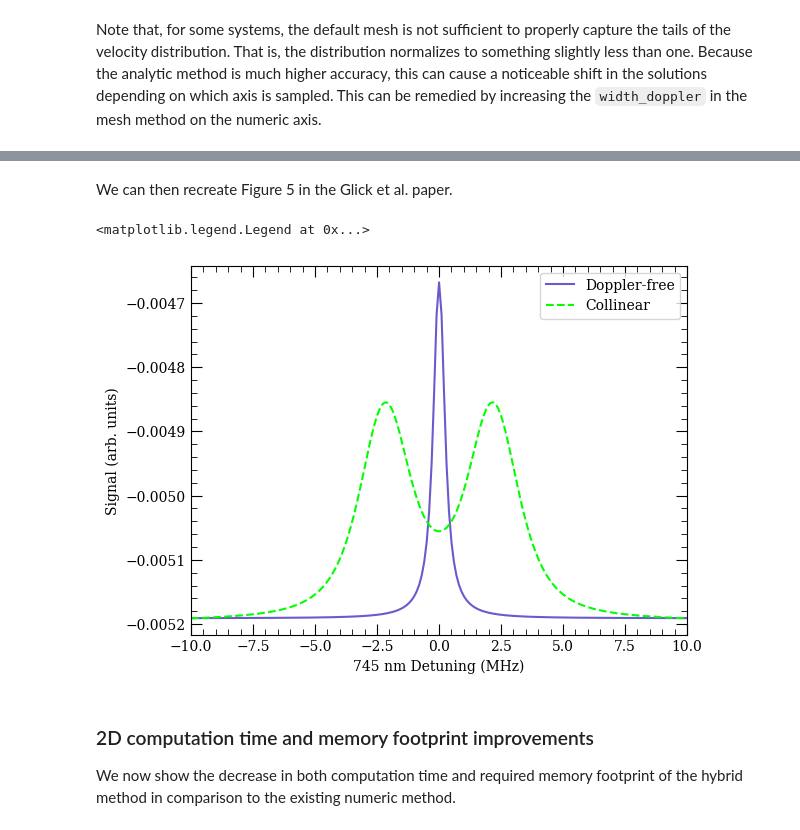
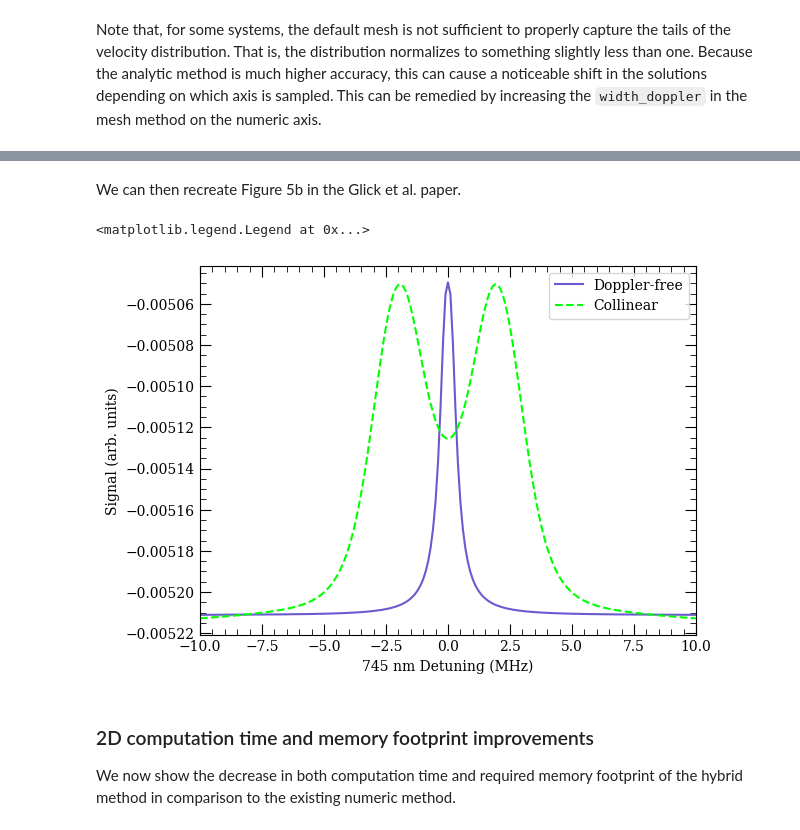
Before and after one commit to QTC-UMD/rydiqule, a Jupyter notebook: docs/source/examples/Analytical Doppler Demo.ipynb, the cells around one changed output, grey strips where cells are left out. Cells and saved outputs as stored; diff of their text form; code cells hidden in the pictures.

Commit message:
Update `Analytic Doppler Solver` example notebook in light of fixes from #38

```diff
--- a/docs/source/examples/Analytical Doppler Demo.ipynb
+++ b/docs/source/examples/Analytical Doppler Demo.ipynb
@@ -252,16 +233,17 @@ ax.legend()
 # %% [markdown]
-We can then recreate Figure 5 in the Glick et al. paper.
+We can then recreate Figure 5b in the Glick et al. paper.
 # %%
 fig, ax = plt.subplots()
-ax.plot(detunings/(2*np.pi), (-.65*sols_DF.rho_ij(1,0).imag-.00185), c='slateblue', label="Doppler-free")
+# note that paper figure has y-normalized data for both traces, here we just match DF scale/offset to Colinear data
+ax.plot(detunings/(2*np.pi), (-1.55*(sols_DF.rho_ij(1,0).imag-5.155e-3)-5.21e-3), c='slateblue', label="Doppler-free")
 ax.plot(detunings/(2*np.pi), -1*sols_col.rho_ij(1,0).imag, c='lime', linestyle='dashed', label="Collinear")
 ax.set_xlabel("745 nm Detuning (MHz)")
 ax.set_xlim(-10,10)
 ax.set_ylabel(r"Signal (arb. units)")
 ax.legend()
 # %% [output]
 <matplotlib.legend.Legend at 0x...>
-[figure, old version]
+[figure, new version]
 # %% [markdown]
 ### 2D computation time and memory footprint improvements
 
```
Also changed, not shown: parts of 23 cells of this notebook.
